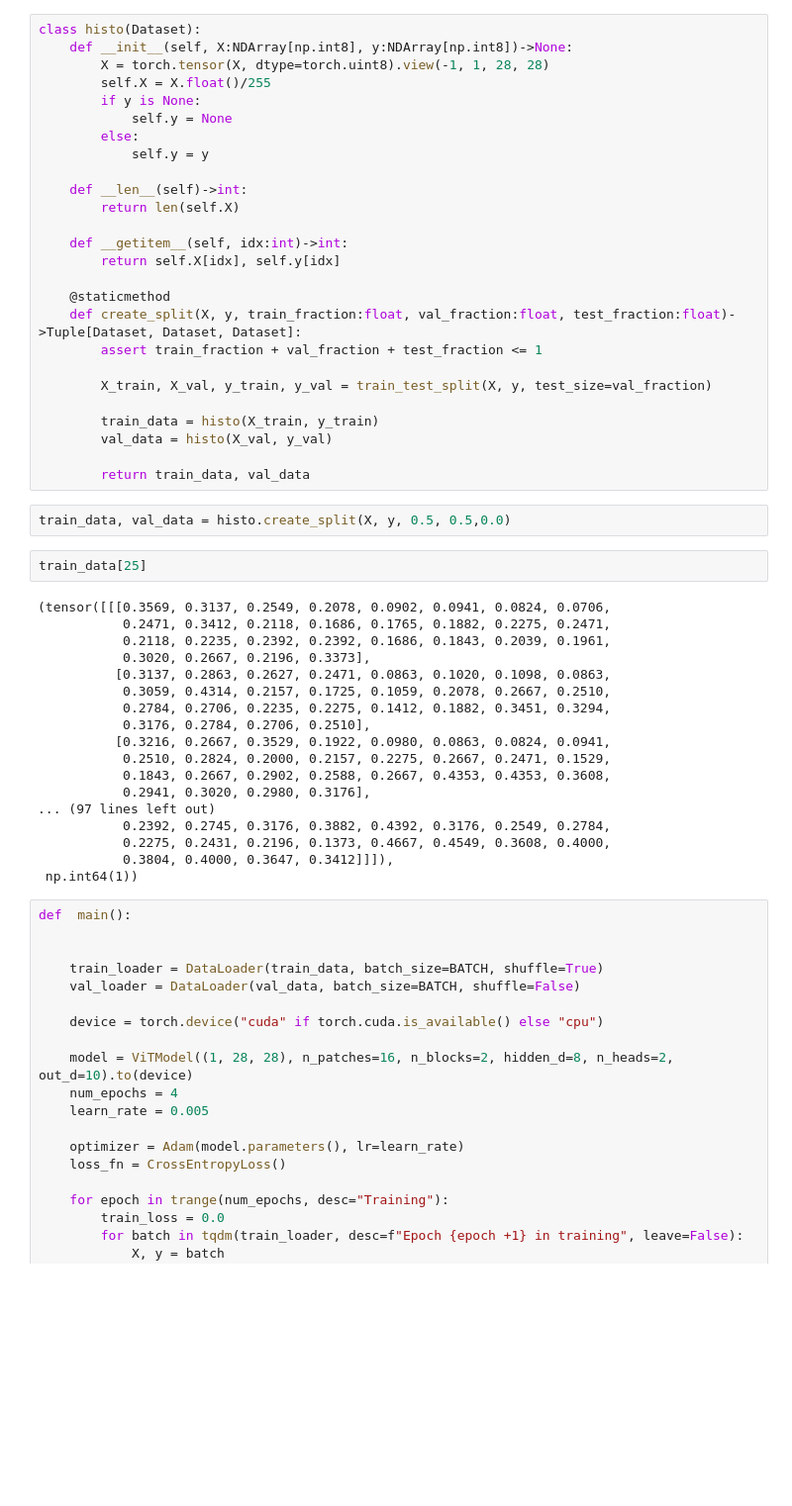
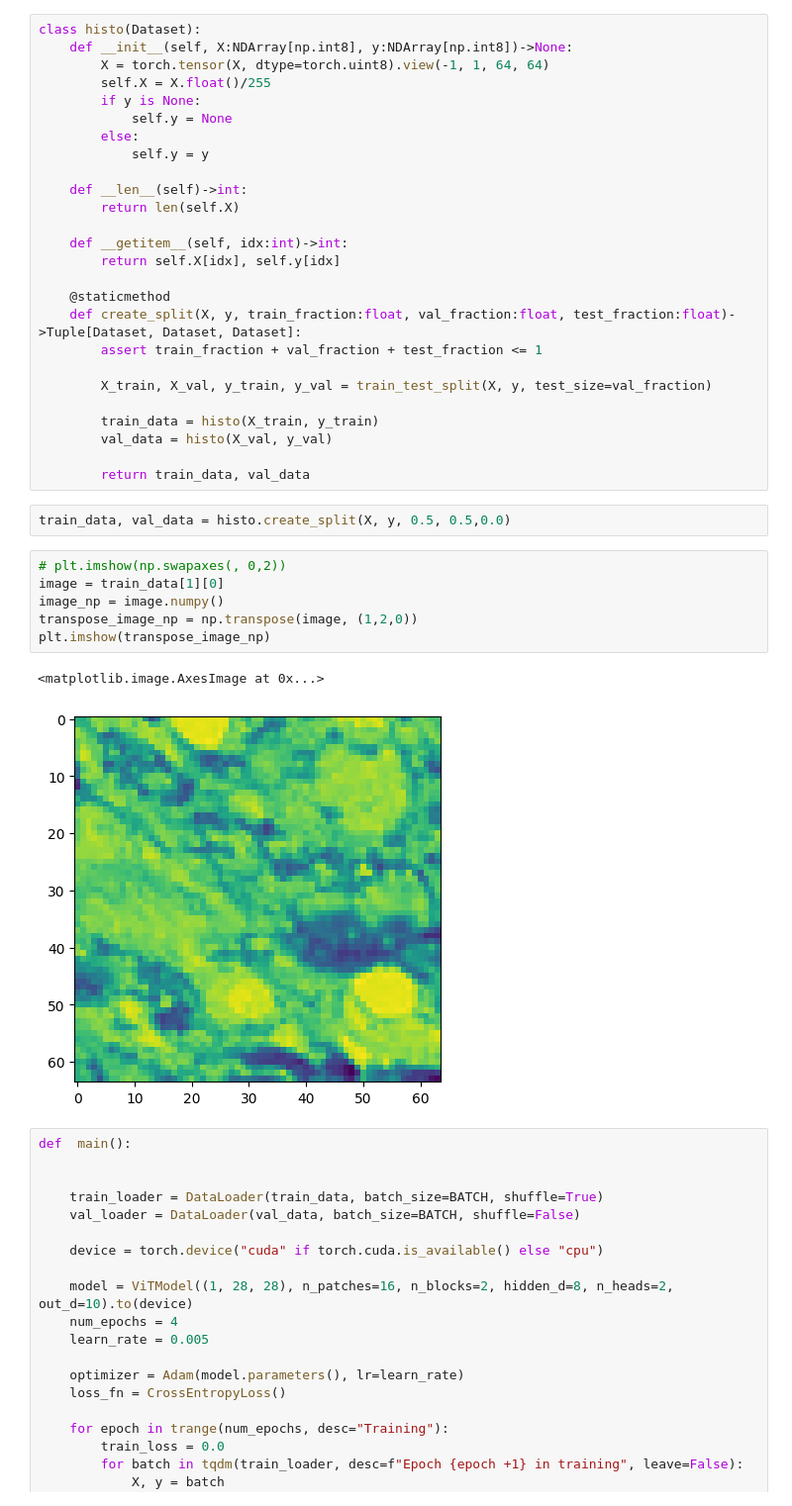
Before and after one commit to Ngwaru/histology_vision_transformer, a Jupyter notebook: vit.ipynb, the cells around one changed output. Shown: that part at 99% size. Saved outputs shown, nothing was run; the diff lists cells and outputs as text; blank space fills up the shorter version.

```diff
--- a/vit.ipynb
+++ b/vit.ipynb
@@ -66,7 +66,7 @@ array([[101, 110, 154, ...,  96, 133, 159],
 # %%
 class histo(Dataset):
     def __init__(self, X:NDArray[np.int8], y:NDArray[np.int8])->None:
-        X = torch.tensor(X, dtype=torch.uint8).view(-1, 1, 28, 28)
+        X = torch.tensor(X, dtype=torch.uint8).view(-1, 1, 64, 64)
         self.X = X.float()/255
         if y is None:
             self.y = None
@@ -92,25 +92,14 @@ class histo(Dataset):
 # %%
 train_data, val_data = histo.create_split(X, y, 0.5, 0.5,0.0)
 # %%
-train_data[25]
+# plt.imshow(np.swapaxes(, 0,2))
+image = train_data[1][0]
+image_np = image.numpy()
+transpose_image_np = np.transpose(image, (1,2,0))
+plt.imshow(transpose_image_np)
 # %% [output]
-(tensor([[[0.3569, 0.3137, 0.2549, 0.2078, 0.0902, 0.0941, 0.0824, 0.0706,
-           0.2471, 0.3412, 0.2118, 0.1686, 0.1765, 0.1882, 0.2275, 0.2471,
-           0.2118, 0.2235, 0.2392, 0.2392, 0.1686, 0.1843, 0.2039, 0.1961,
-           0.3020, 0.2667, 0.2196, 0.3373],
-          [0.3137, 0.2863, 0.2627, 0.2471, 0.0863, 0.1020, 0.1098, 0.0863,
-           0.3059, 0.4314, 0.2157, 0.1725, 0.1059, 0.2078, 0.2667, 0.2510,
-           0.2784, 0.2706, 0.2235, 0.2275, 0.1412, 0.1882, 0.3451, 0.3294,
-           0.3176, 0.2784, 0.2706, 0.2510],
-          [0.3216, 0.2667, 0.3529, 0.1922, 0.0980, 0.0863, 0.0824, 0.0941,
-           0.2510, 0.2824, 0.2000, 0.2157, 0.2275, 0.2667, 0.2471, 0.1529,
-           0.1843, 0.2667, 0.2902, 0.2588, 0.2667, 0.4353, 0.4353, 0.3608,
-           0.2941, 0.3020, 0.2980, 0.3176],
-... (97 lines left out)
-           0.2392, 0.2745, 0.3176, 0.3882, 0.4392, 0.3176, 0.2549, 0.2784,
-           0.2275, 0.2431, 0.2196, 0.1373, 0.4667, 0.4549, 0.3608, 0.4000,
-           0.3804, 0.4000, 0.3647, 0.3412]]]),
- np.int64(1))
+<matplotlib.image.AxesImage at 0x...>
+[figure, added]
 # %%
 def  main():
 
```
Also changed, not shown: parts of 3 cells of this notebook.
